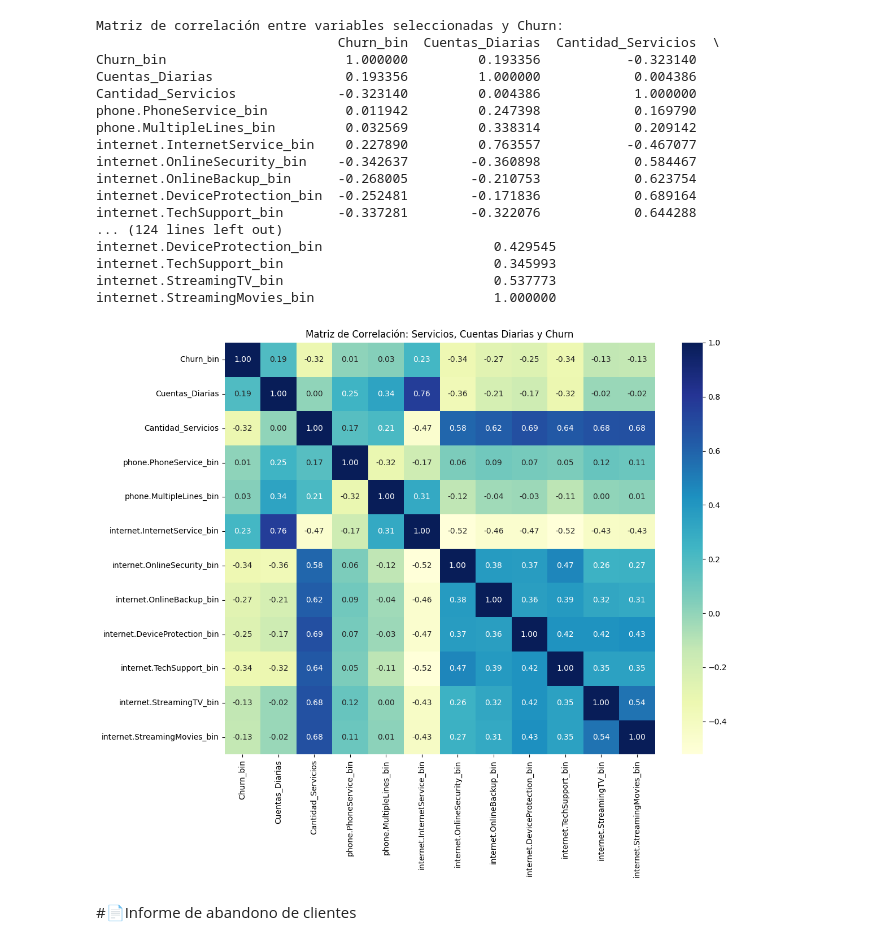
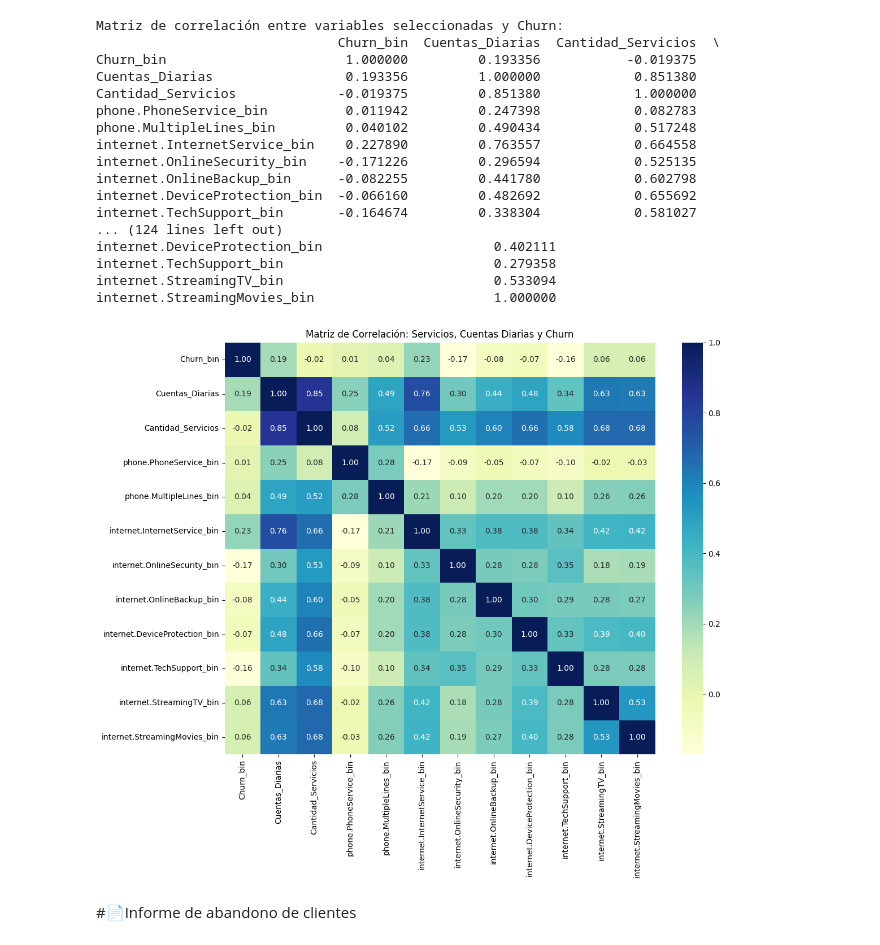
Before and after one commit to adsecv/ctx_aec_1, a Jupyter notebook: Telecom_X.ipynb, the cells around one changed output. Cells and saved outputs as stored; diff of their text form; code cells hidden in the pictures.

```diff
--- a/Telecom_X.ipynb
+++ b/Telecom_X.ipynb
@@ -389,6 +394,19 @@ columnas_servicios = [
     'internet.StreamingMovies'
 ]
 
+# Diccionario de valores que cuentan como servicio activo por columna
+servicio_activo = {
+    'phone.PhoneService': ['Yes'],
+    'phone.MultipleLines': ['Yes'],
+    'internet.InternetService': ['DSL', 'Fiber optic'],
+    'internet.OnlineSecurity': ['Yes'],
+    'internet.OnlineBackup': ['Yes'],
+    'internet.DeviceProtection': ['Yes'],
+    'internet.TechSupport': ['Yes'],
+    'internet.StreamingTV': ['Yes'],
+    'internet.StreamingMovies': ['Yes']
+}
+
 # Nuevo DataFrame para el análisis de correlación
 df_correlacion = pd.DataFrame()
 
@@ -400,50 +418,50 @@ df_correlacion['Churn_bin'] = tabla_normalizada['Churn'].apply(
 # Agregamos la columna ya existente 'Cuentas_Diarias'
 df_correlacion['Cuentas_Diarias'] = tabla_normalizada['Cuentas_Diarias']
 
-# Convertimos los servicios a binario y los agregamos
+# Convertimos los servicios a binario según el diccionario
 for col in columnas_servicios:
     nueva_col = col + '_bin'
     df_correlacion[nueva_col] = tabla_normalizada[col].apply(
-        lambda x: 1 if str(x).strip().lower() not in ['no', 'none', '', 'nan'] else 0
+        lambda x: 1 if str(x).strip() in servicio_activo[col] else 0
     )
 
 # Agregamos la cantidad total de servicios contratados
 servicios_bin_cols = [col + '_bin' for col in columnas_servicios]
 df_correlacion['Cantidad_Servicios'] = df_correlacion[servicios_bin_cols].sum(axis=1)
 
 # Calculamos la matriz de correlación
 columnas_analisis = ['Churn_bin', 'Cuentas_Diarias', 'Cantidad_Servicios'] + servicios_bin_cols
 matriz_corr = df_correlacion[columnas_analisis].corr()
 
 # Mostramos la matriz de correlación
 print("Matriz de correlación entre variables seleccionadas y Churn:")
 print(matriz_corr)
 
 # Visualización con heatmap
 plt.figure(figsize=(12, 10))
 sns.heatmap(matriz_corr, annot=True, cmap='YlGnBu', fmt=".2f")
 plt.title('Matriz de Correlación: Servicios, Cuentas Diarias y Churn')
 plt.tight_layout()
 plt.show()
 # %% [output]
 Matriz de correlación entre variables seleccionadas y Churn:
                                Churn_bin  Cuentas_Diarias  Cantidad_Servicios  \
-Churn_bin                       1.000000         0.193356           -0.323140
-Cuentas_Diarias                 0.193356         1.000000            0.004386
-Cantidad_Servicios             -0.323140         0.004386            1.000000
-phone.PhoneService_bin          0.011942         0.247398            0.169790
-phone.MultipleLines_bin         0.032569         0.338314            0.209142
-internet.InternetService_bin    0.227890         0.763557           -0.467077
-internet.OnlineSecurity_bin    -0.342637        -0.360898            0.584467
-internet.OnlineBackup_bin      -0.268005        -0.210753            0.623754
-internet.DeviceProtection_bin  -0.252481        -0.171836            0.689164
-internet.TechSupport_bin       -0.337281        -0.322076            0.644288
+Churn_bin                       1.000000         0.193356           -0.019375
+Cuentas_Diarias                 0.193356         1.000000            0.851380
+Cantidad_Servicios             -0.019375         0.851380            1.000000
+phone.PhoneService_bin          0.011942         0.247398            0.082783
+phone.MultipleLines_bin         0.040102         0.490434            0.517248
+internet.InternetService_bin    0.227890         0.763557            0.664558
+internet.OnlineSecurity_bin    -0.171226         0.296594            0.525135
+internet.OnlineBackup_bin      -0.082255         0.441780            0.602798
+internet.DeviceProtection_bin  -0.066160         0.482692            0.655692
+internet.TechSupport_bin       -0.164674         0.338304            0.581027
 ... (124 lines left out)
-internet.DeviceProtection_bin                      0.429545
-internet.TechSupport_bin                           0.345993
-internet.StreamingTV_bin                           0.537773
+internet.DeviceProtection_bin                      0.402111
+internet.TechSupport_bin                           0.279358
+internet.StreamingTV_bin                           0.533094
 internet.StreamingMovies_bin                       1.000000
-[figure, old version]
+[figure, new version]
 # %% [markdown]
 #📄Informe de abandono de clientes
 # %% [markdown]
```
Also changed, not shown: parts of 3 cells of this notebook.
